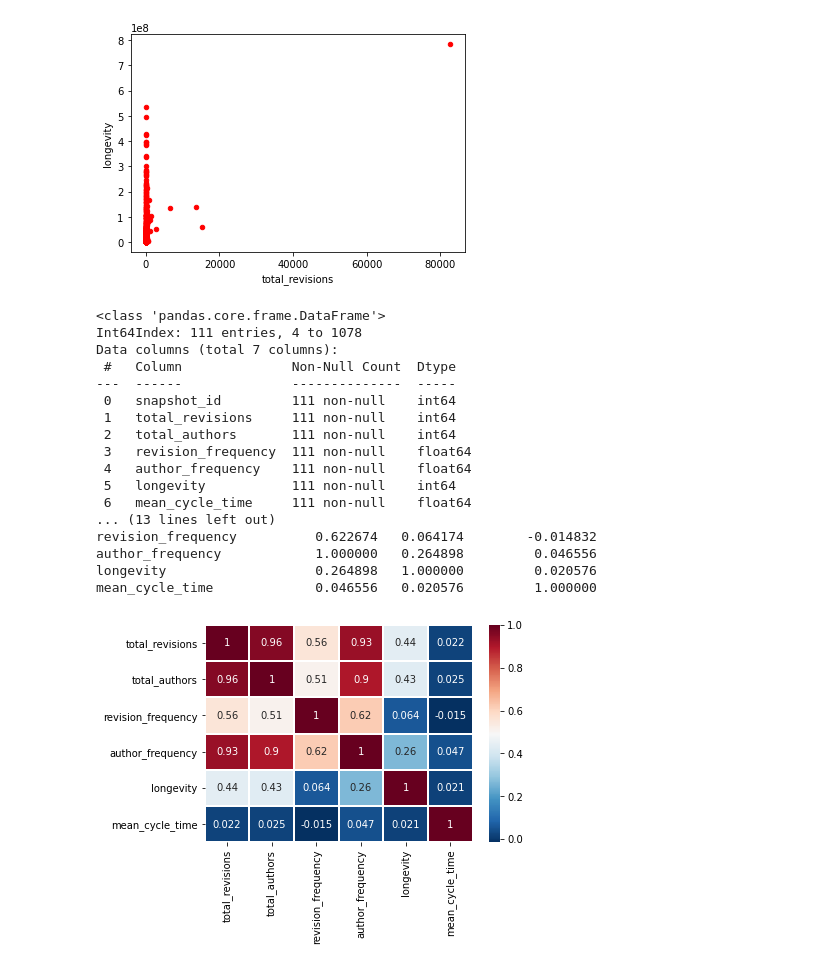
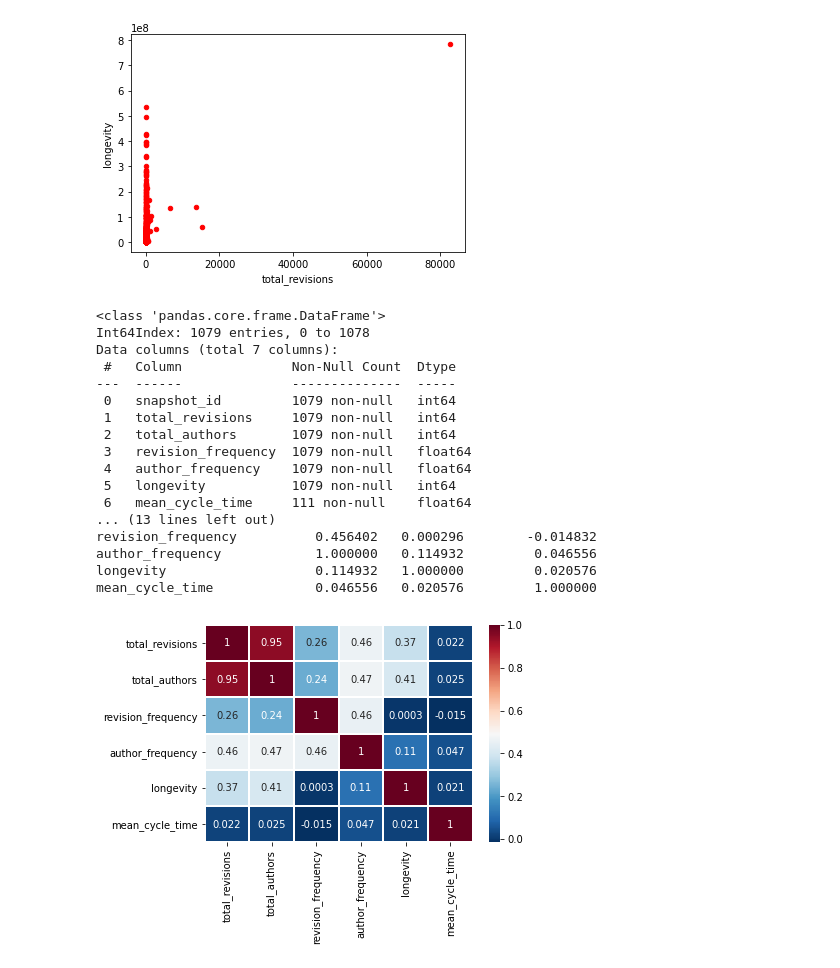
Before and after one commit to nghiahhnguyen/SWHGD, a Jupyter notebook: Calculate metrics.ipynb, the cells around one changed output. Cells and saved outputs as stored; diff of their text form; code cells hidden in the pictures.

```diff
--- a/Calculate metrics.ipynb
+++ b/Calculate metrics.ipynb
@@ -158,39 +158,38 @@ plt.show()
 # %% [output]
 [figure]
 # %%
-projectMetrics = projectMetrics[projectMetrics['mean_cycle_time'].notnull()]
 projectMetrics.info()
 del projectMetrics['snapshot_id']
 pearsonCorr = projectMetrics.corr(method='pearson')
 
 pearsonCorr.to_csv("pearson_correlation_coefficient.csv", encoding='utf-8', index=True)
 
 print(pearsonCorr)
 
 sbplot = sb.heatmap(pearsonCorr,
             xticklabels=pearsonCorr.columns,
             yticklabels=pearsonCorr.columns,
             cmap='RdBu_r',
             annot=True,
             linewidth=1)
 
 sbplot.get_figure().savefig("corr.png")
 # %% [output]
 <class 'pandas.core.frame.DataFrame'>
-Int64Index: 111 entries, 4 to 1078
+Int64Index: 1079 entries, 0 to 1078
 Data columns (total 7 columns):
  #   Column              Non-Null Count  Dtype
 ---  ------              --------------  -----
- 0   snapshot_id         111 non-null    int64
- 1   total_revisions     111 non-null    int64
- 2   total_authors       111 non-null    int64
- 3   revision_frequency  111 non-null    float64
- 4   author_frequency    111 non-null    float64
- 5   longevity           111 non-null    int64
+ 0   snapshot_id         1079 non-null   int64
+ 1   total_revisions     1079 non-null   int64
+ 2   total_authors       1079 non-null   int64
+ 3   revision_frequency  1079 non-null   float64
+ 4   author_frequency    1079 non-null   float64
+ 5   longevity           1079 non-null   int64
  6   mean_cycle_time     111 non-null    float64
 ... (13 lines left out)
-revision_frequency          0.622674   0.064174        -0.014832
-author_frequency            1.000000   0.264898         0.046556
-longevity                   0.264898   1.000000         0.020576
+revision_frequency          0.456402   0.000296        -0.014832
+author_frequency            1.000000   0.114932         0.046556
+longevity                   0.114932   1.000000         0.020576
 mean_cycle_time             0.046556   0.020576         1.000000
-[figure, old version]
+[figure, new version]
```
Also changed, not shown: parts of 1 cell of this notebook.
